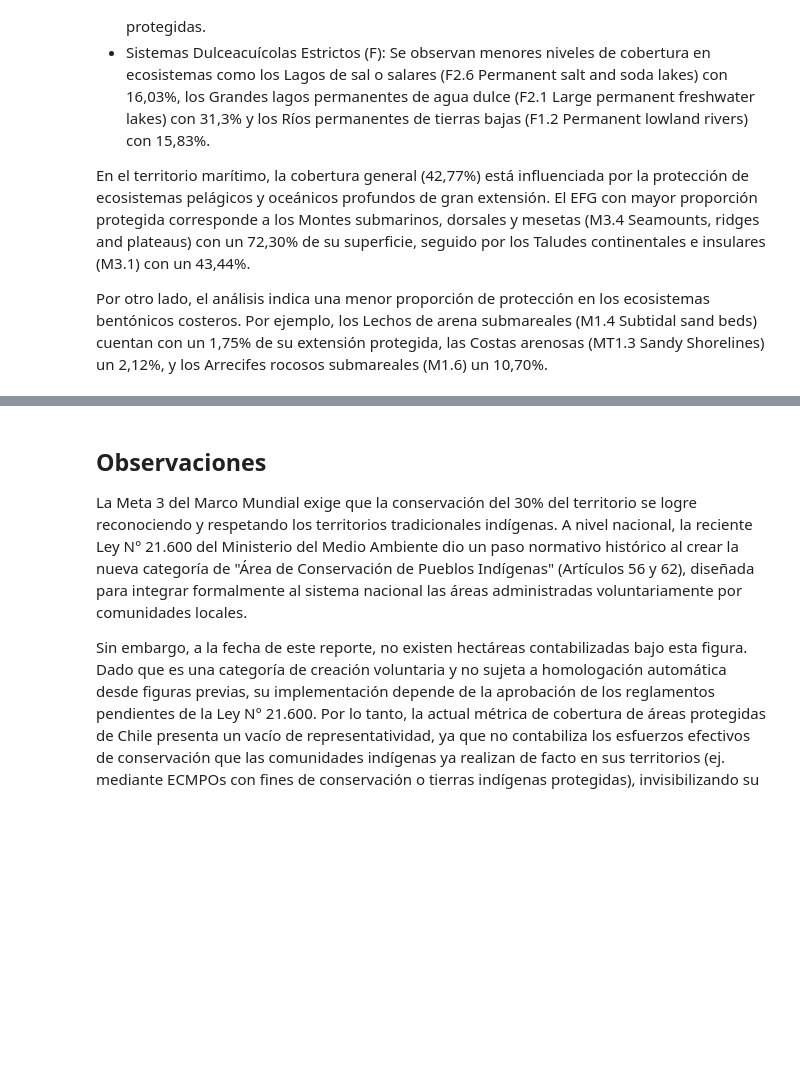
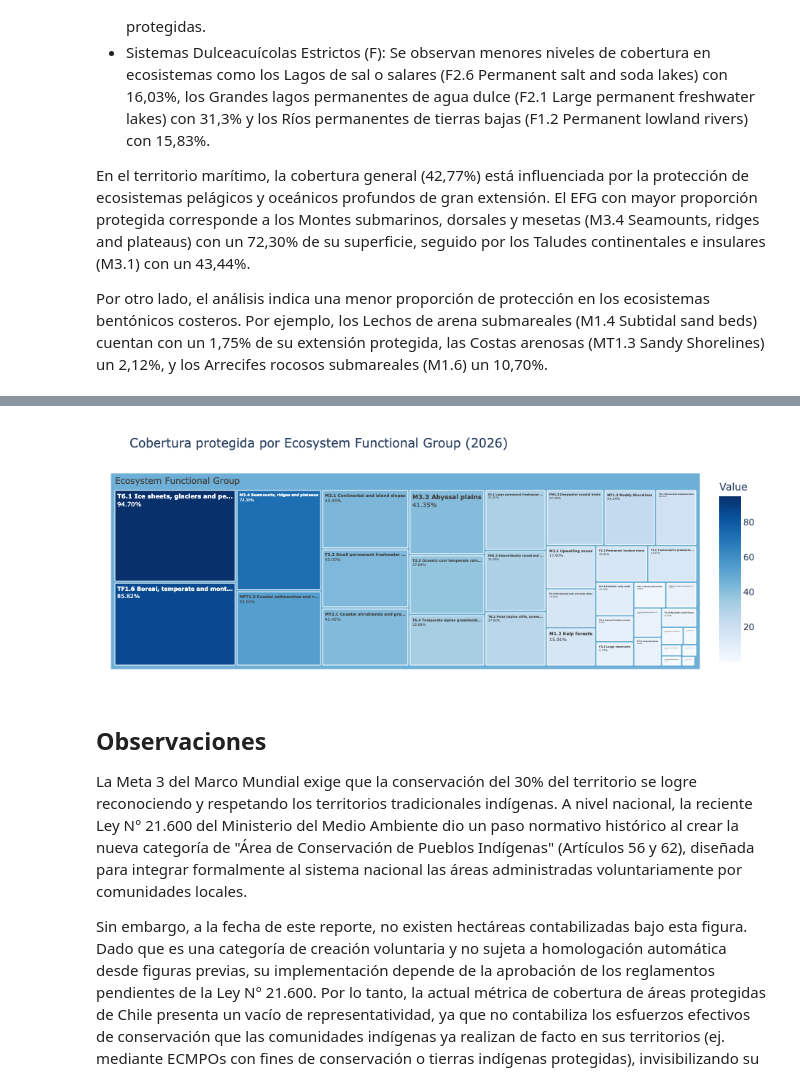
Before and after one commit to IEB-BIODATA/7NR-Indicators, a Jupyter notebook: indicadores/3_1_percentage_protected_area_coverage/3_1_Percentage_protected_area_coverage.ipynb, the cells around one changed output, grey strips where cells are left out. Drawn from its saved outputs; the diff is of its cells as text; code cells hidden in the pictures; blank space fills up the shorter version.

```diff
--- a/indicadores/3_1_percentage_protected_area_coverage/3_1_Percentage_protected_area_coverage.ipynb
+++ b/indicadores/3_1_percentage_protected_area_coverage/3_1_Percentage_protected_area_coverage.ipynb
@@ -784,3 +784,68 @@ fig.show()
+# %%
+import plotly.express as px
+df_plot = scdb.copy()
+
+# Normalizar columnas
+df_plot["Value"] = pd.to_numeric(df_plot["Value"], errors="coerce")
+df_plot["Unit"] = df_plot["Unit"].astype(str)
+df_plot["Disaggregation type"] = df_plot["Disaggregation type"].astype(str)
+df_plot["Disaggregation"] = df_plot["Disaggregation"].astype(str)
+
+# Filtrar solo Ecosystem Functional Group con valores en porcentaje
+df_efg = df_plot[
+    (df_plot["Disaggregation type"].str.strip() == "Ecosystem Functional Group") &
+    (df_plot["Unit"].str.strip().str.lower() == "percent")
+].copy()
+
+# Limpiar nulos
+df_efg = df_efg.dropna(subset=["Value"])
+df_efg = df_efg[df_efg["Disaggregation"].str.strip() != ""]
+
+# Texto de porcentaje
+df_efg["porcentaje_txt"] = df_efg["Value"].map(
+    lambda x: f"{x:.2f}".replace(".", ",") + "%"
+)
+
+# Opcional: abreviar etiquetas largas dentro del treemap
+def shorten_label(text, max_len=35):
+    text = str(text)
+    return text if len(text) <= max_len else text[:max_len-3] + "..."
+
+df_efg["label_short"] = df_efg["Disaggregation"].apply(shorten_label)
+
+# Año si existe
+anio = ""
+if "Year" in df_efg.columns and df_efg["Year"].notna().any():
+    anio = int(df_efg["Year"].dropna().iloc[0])
+
+fig = px.treemap(
+    df_efg,
+    path=[px.Constant("Ecosystem Functional Group"), "label_short"],
+    values="Value",
+    custom_data=["Disaggregation", "porcentaje_txt"],
+    color="Value",
+    color_continuous_scale="Blues"
+)
+
+fig.update_traces(
+    textinfo="label+value",
+    texttemplate="<b>%{label}</b><br>%{value:.2f}%",
+    hovertemplate=(
+        "<b>%{customdata[0]}</b><br>"
+        "Porcentaje de cobertura: %{customdata[1]}"
+        "<extra></extra>"
+    )
+)
+
+fig.update_layout(
+    title=f"Cobertura protegida por Ecosystem Functional Group {f'({anio})' if anio else ''}",
+    margin=dict(t=70, l=20, r=20, b=20),
+    paper_bgcolor="white"
+)
+
+fig.show()
+# %% [output]
+[figure, added]
 # %% [markdown]
 ## Observaciones
 La Meta 3 del Marco Mundial exige que la conservación del 30% del territorio se logre reconociendo y respetando los territorios tradicionales indígenas. A nivel nacional, la reciente Ley N° 21.600 del Ministerio del Medio Ambiente dio un paso normativo histórico al crear la nueva categoría de "Área de Conservación de Pueblos Indígenas" (Artículos 56 y 62), diseñada para integrar formalmente al sistema nacional las áreas administradas voluntariamente por comunidades locales.
```
Also changed, not shown: parts of 1 cell of this notebook.
